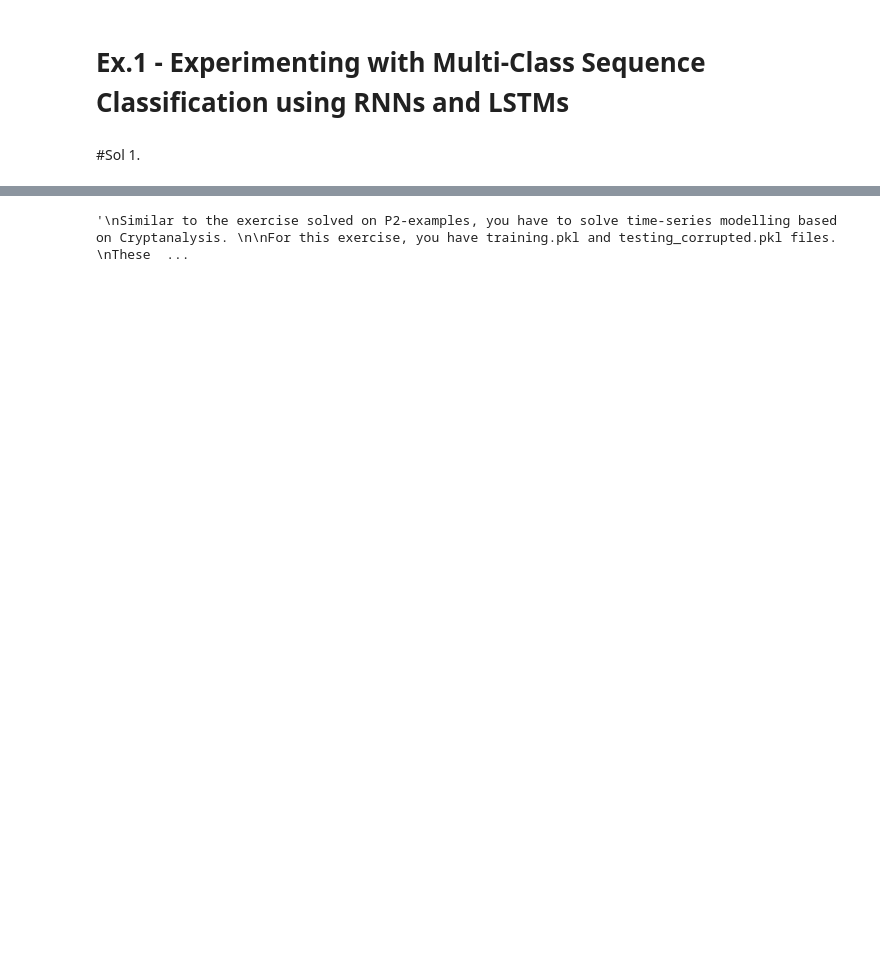
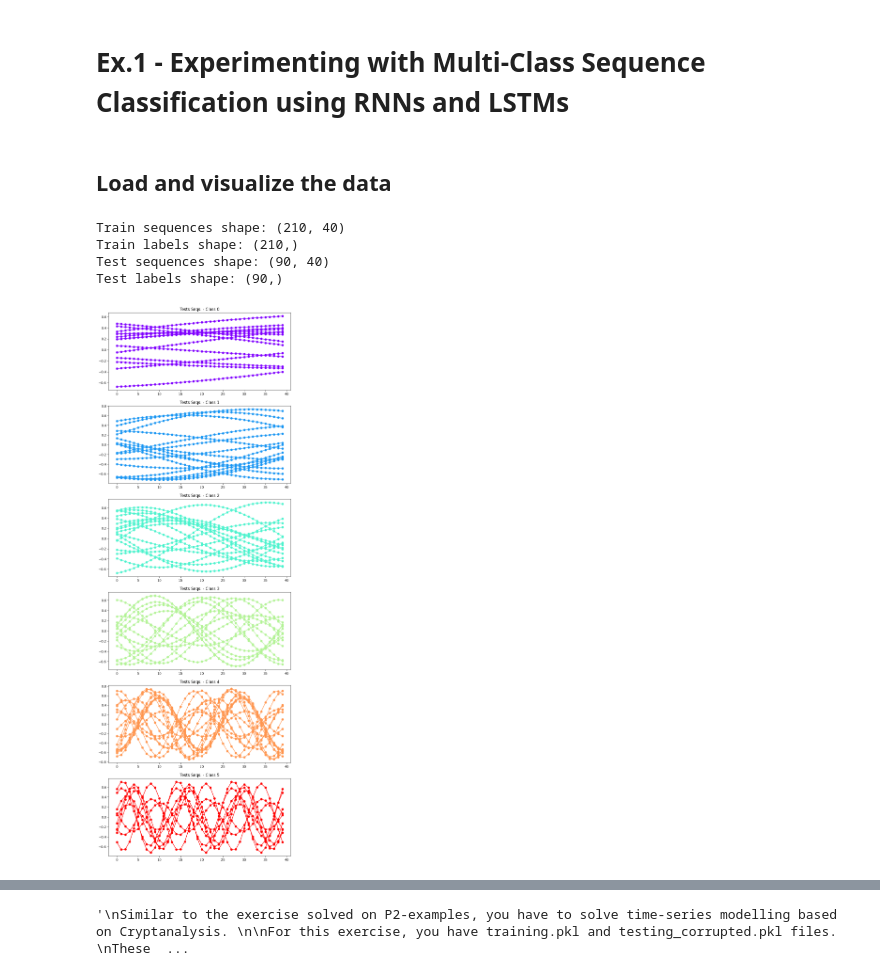
Before and after one commit to Alejandro-FA/UPF-Deep_Learning, a Jupyter notebook: P2/P2-Questions.ipynb, the cells around one changed output, grey strips where cells are left out. Drawn from its saved outputs; the diff is of its cells as text; code cells hidden in the pictures; blank space fills up the shorter version.

```diff
--- a/P2/P2-Questions.ipynb
+++ b/P2/P2-Questions.ipynb
@@ -11,36 +52,47 @@ Steps :
 3. Experiment with different models by changing different hyper-parameters (e.g, num_layers, hidden_size, optimiziers, activation_functions for RNNs, etc..) and evaluate  the results for each of them on the testing set.
 4. Visualize analyse and discuss the results in the report.
 '''
+# %%
+import matplotlib.pyplot as plt
+import numpy as np
+import torch.nn as nn
+import torch
+from sklearn.metrics import confusion_matrix, ConfusionMatrixDisplay
+import random
+from typing import List
+
+output_path = "Results/"
+input_path = "Data/"
+seed_value = 10
+save_figure = True
+use_cuda = False
+# %% [markdown]
+## Load and visualize the data
 # %%
-# from google.colab import drive
-import numpy as np
-import os
-import matplotlib.pyplot as plt
+data = np.load(input_path + "P2_E1.npz")
+X_train, X_test = data["X_train"], data["X_test"]
+Y_train, Y_test = data["Y_train"], data["Y_test"]
 
-# drive.mount('/content/drive')
-# myDrive = '/content/drive/My Drive/DeepLearning_2023/P2/Data/'
-
-
-myDrive = 'Data/'
-file_path = os.path.join(myDrive,'P2_E1.npz')
-data = np.load(file_path )
-X_train, X_test = data['X_train'],data['X_test']
-Y_train, Y_test = data['Y_train'],data['Y_test']
-
-print(f'Train Seqs: {X_train.shape}')
-print(f'Train Labels: {Y_train.shape}')
-print(f'Test Seqs: {X_test.shape}')
-print(f'Test Labels: {Y_test.shape}')
+print(f"Train sequences shape: {X_train.shape}") # (210, 40) (# sequences, # datapoints per sequence)
+print(f"Train labels shape: {Y_train.shape}") # Train Labels: (210,)  (# of sequences, )
+print(f"Test sequences shape: {X_test.shape}")
+print(f"Test labels shape: {Y_test.shape}")
 
 classes = np.unique(Y_train)
 n_classes = len(classes)
 colors = plt.cm.rainbow(np.linspace(0, 1, n_classes))
 
-fig, axs = plt.subplots(n_classes,1, figsize=(10, 5*n_classes))
-for class_idx in range(0,n_classes):
-  axs[class_idx].plot(X_test[Y_test==class_idx,:].T,'-o',
-                      c=colors[class_idx])
-  axs[class_idx].set_title(f'Tests Seqs. - Class {class_idx}')
-fig.show()
+fig1, axs = plt.subplots(n_classes, 1, figsize=(10, 5 * n_classes))
+for class_idx in range(0, n_classes):
+    axs[class_idx].plot(X_test[Y_test == class_idx, :].T, "-o", c=colors[class_idx])
+    axs[class_idx].set_title(f"Tests Seqs. - Class {class_idx}")
+
+if save_figure: plt.savefig(f"{output_path}fig1.png", dpi=300)
+
+plt.show()
+# %% [output]
+Train sequences shape: (210, 40)
+Train labels shape: (210,)
+Test sequences shape: (90, 40)
+Test labels shape: (90,)
+[figure, added]
-# %% [markdown]
-#Sol 1.
```
Also changed, not shown: parts of 37 cells of this notebook.
